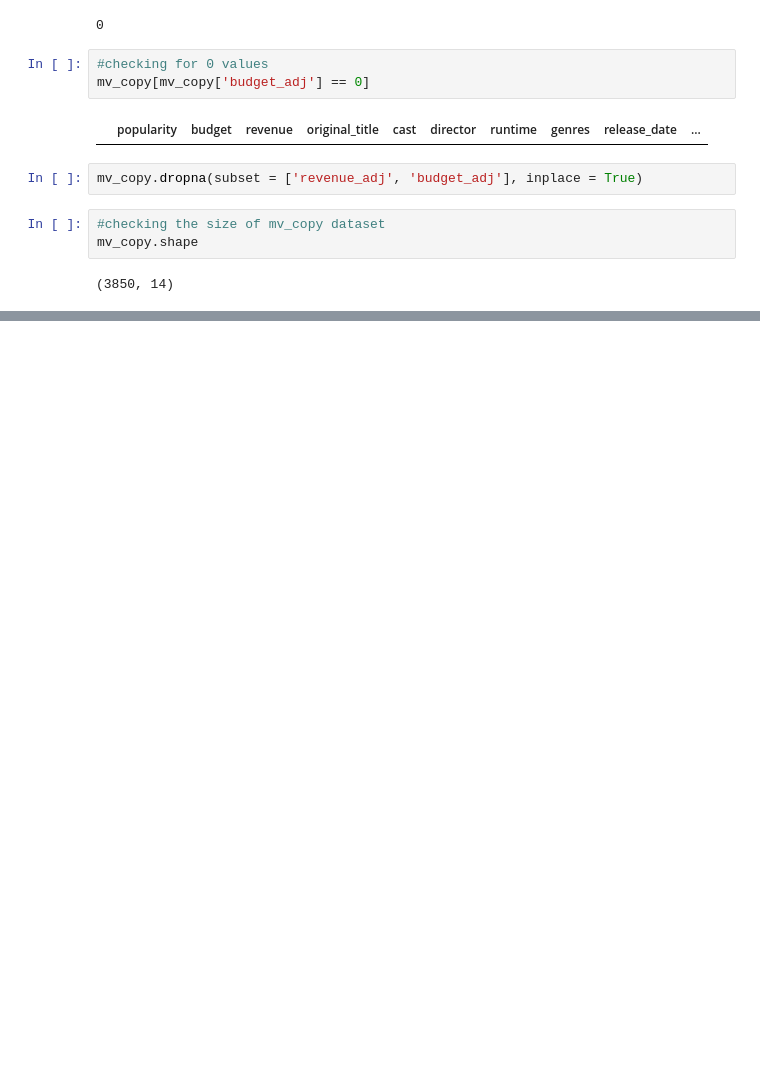
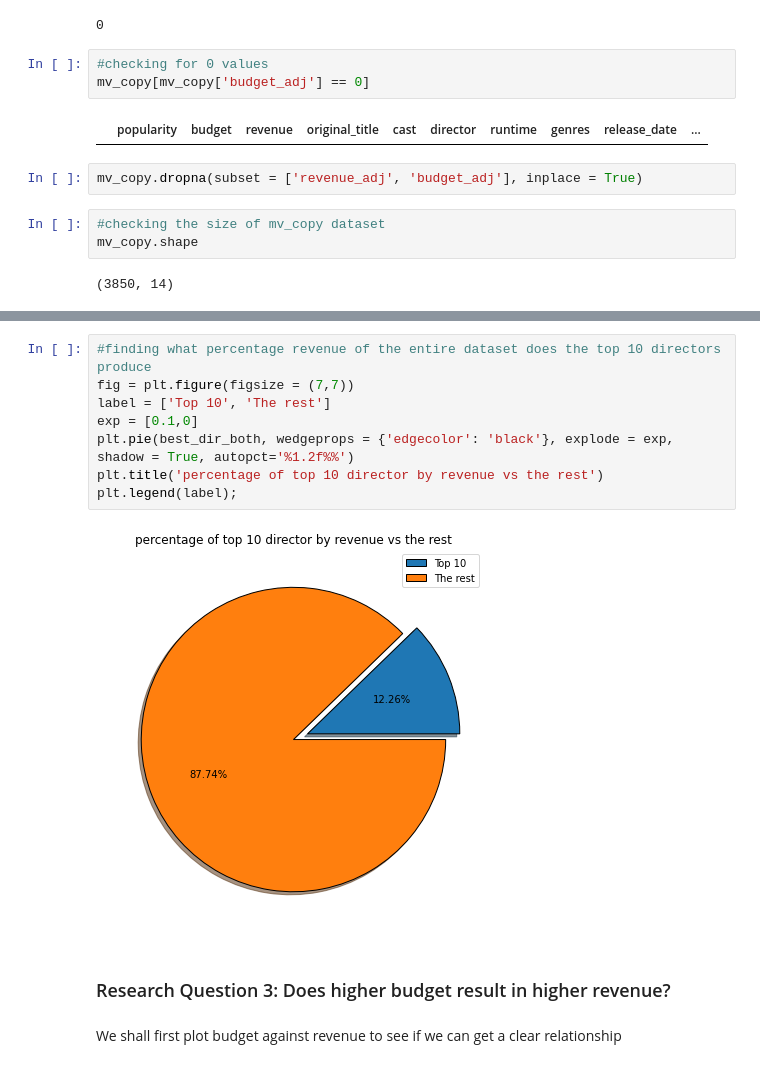
Before and after one commit to mccollins001/Investigate_movie_dataset, a Jupyter notebook: Investigate_movie_dataset.ipynb, the cells around one changed output, grey strips where cells are left out. Drawn from its saved outputs; the diff is of its cells as text; blank space fills up the shorter version.

```diff
--- a/Investigate_movie_dataset.ipynb
+++ b/Investigate_movie_dataset.ipynb
@@ -175,0 +245,14 @@ mv_copy.shape
+# %%
+#finding what percentage revenue of the entire dataset does the top 10 directors produce
+fig = plt.figure(figsize = (7,7))
+label = ['Top 10', 'The rest']
+exp = [0.1,0]
+plt.pie(best_dir_both, wedgeprops = {'edgecolor': 'black'}, explode = exp, shadow = True, autopct='%1.2f%%')
+plt.title('percentage of top 10 director by revenue vs the rest')
+plt.legend(label);
+# %% [output]
+[figure, added]
+# %% [markdown]
+### Research Question 3: Does higher budget result in higher revenue?
+# %% [markdown]
+We shall first plot budget against revenue to see if we can get a clear relationship
```
Also changed, not shown: parts of 24 cells of this notebook.
